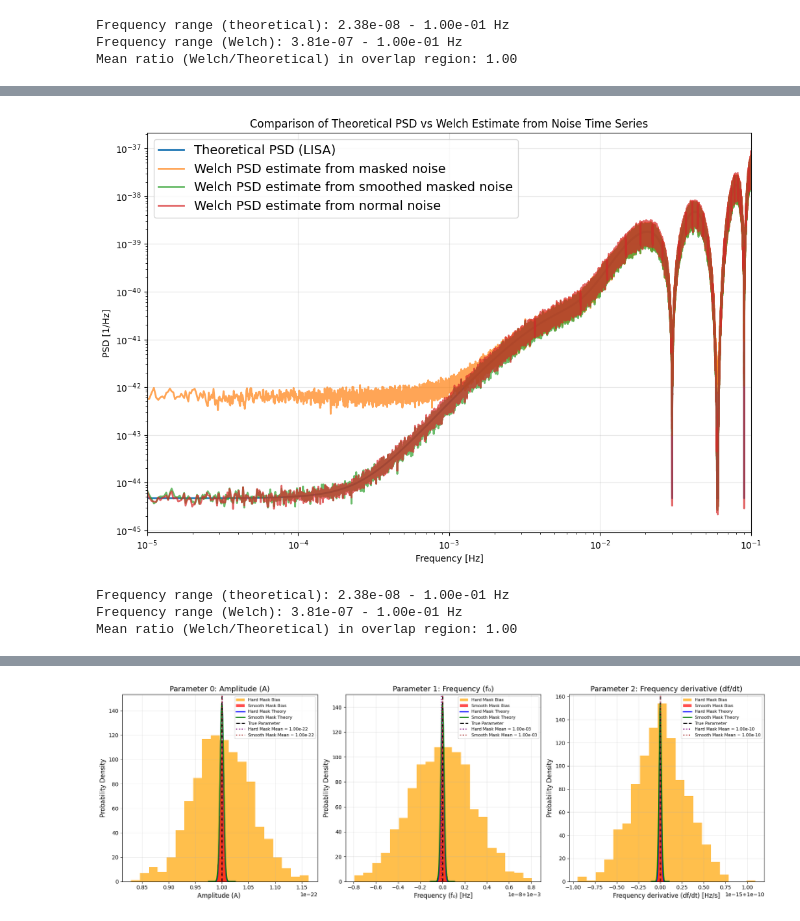
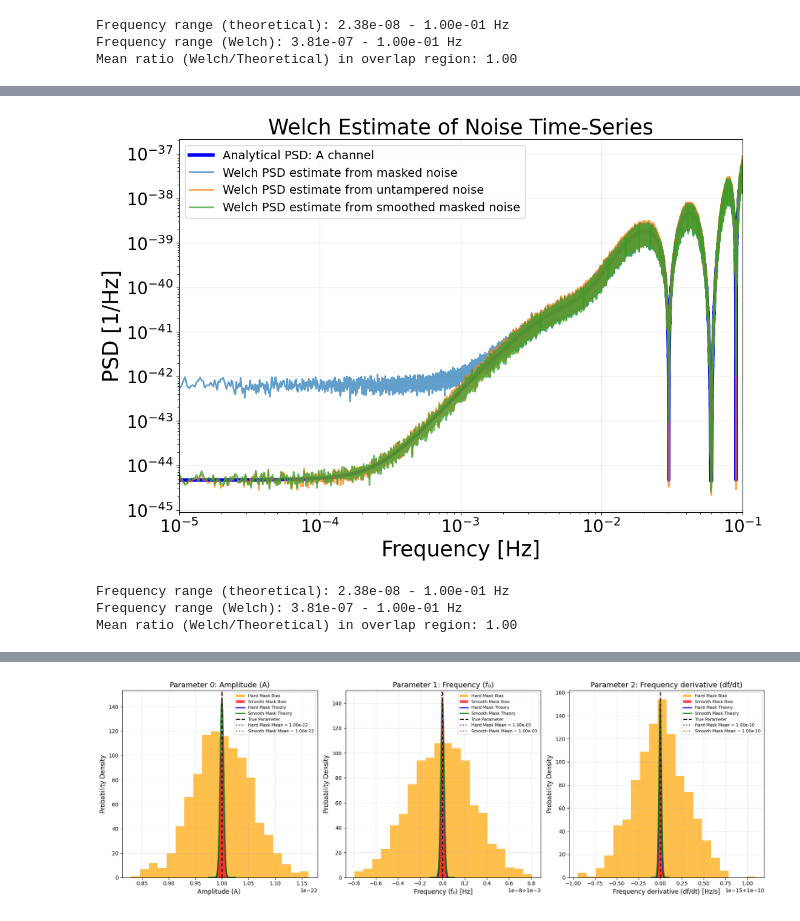
Before and after one commit to OllieBurke/Gaps_EMRIs, a Jupyter notebook: toy_problem/long_duration_signal_coherent.ipynb, the cells around one changed output, grey strips where cells are left out. Saved outputs shown, nothing was run; the diff lists cells and outputs as text; code cells hidden in the pictures.

```diff
--- a/toy_problem/long_duration_signal_coherent.ipynb
+++ b/toy_problem/long_duration_signal_coherent.ipynb
@@ -465,36 +575,38 @@ plt.show()
 # %%
 from scipy import signal
 
 # Compute Welch's PSD of the noise time series
 
 noise_f_mask = noise_gen(seed = 1, mask = full_mask_pad)
 noise_f_mask_smooth = noise_gen(seed = 1, mask = smoothed_mask_pad_taper)
 noise_t_mask_smooth = np.fft.irfft(noise_f_mask_smooth)
 noise_t_mask = np.fft.irfft(noise_f_mask)
 
 freq_welch_mask, psd_welch_mask = signal.welch(noise_t_mask, fs=1/dt, nperseg=len(noise_t_mask)//16)
 freq_welch_mask_smooth, psd_welch_mask_smooth = signal.welch(noise_t_mask_smooth, fs=1/dt, nperseg=len(noise_t_mask_smooth)//16)
 
 # Plot comparison between theoretical PSD and Welch estimate
 plt.figure(figsize=(12, 8))
-plt.loglog(freq, psd_A, label='Theoretical PSD (LISA)', linewidth=2)
+plt.loglog(freq, psd_A, label='Analytical PSD: A channel', linewidth=4, c = 'blue')
 plt.loglog(freq_welch_mask, psd_welch_mask, label='Welch PSD estimate from masked noise', alpha=0.7, linewidth=2)
+plt.loglog(freq_welch, psd_welch, label='Welch PSD estimate from untampered noise', alpha=0.7, linewidth=2)
 plt.loglog(freq_welch_mask_smooth, psd_welch_mask_smooth, label='Welch PSD estimate from smoothed masked noise', alpha=0.7, linewidth=2)
-plt.loglog(freq_welch, psd_welch, label='Welch PSD estimate from normal noise', alpha=0.7, linewidth=2)
-plt.xlabel('Frequency [Hz]')
-plt.ylabel('PSD [1/Hz]')
+plt.xlabel('Frequency [Hz]',fontsize = 25)
+plt.ylabel('PSD [1/Hz]', fontsize = 25)
 plt.legend(fontsize=14)
 plt.grid(True, alpha=0.3)
-plt.title('Comparison of Theoretical PSD vs Welch Estimate from Noise Time Series')
+plt.title('Welch Estimate of Noise Time-Series',fontsize = 25)
+plt.xticks(fontsize=20)
+plt.yticks(fontsize=20)
 plt.xlim([1e-5, 1e-1])
 plt.show()
 
 # Print some statistics
 print(f"Frequency range (theoretical): {freq[1]:.2e} - {freq[-1]:.2e} Hz")
 print(f"Frequency range (Welch): {freq_welch[1]:.2e} - {freq_welch[-1]:.2e} Hz")
 print(f"Mean ratio (Welch/Theoretical) in overlap region: {np.mean(psd_welch[1:]/np.interp(freq_welch[1:], freq, psd_A)):.2f}")
 # %% [output]
-[figure, old version]
+[figure, new version]
 Frequency range (theoretical): 2.38e-08 - 1.00e-01 Hz
 Frequency range (Welch): 3.81e-07 - 1.00e-01 Hz
 Mean ratio (Welch/Theoretical) in overlap region: 1.00
```
Also changed, not shown: parts of 10 cells of this notebook.
